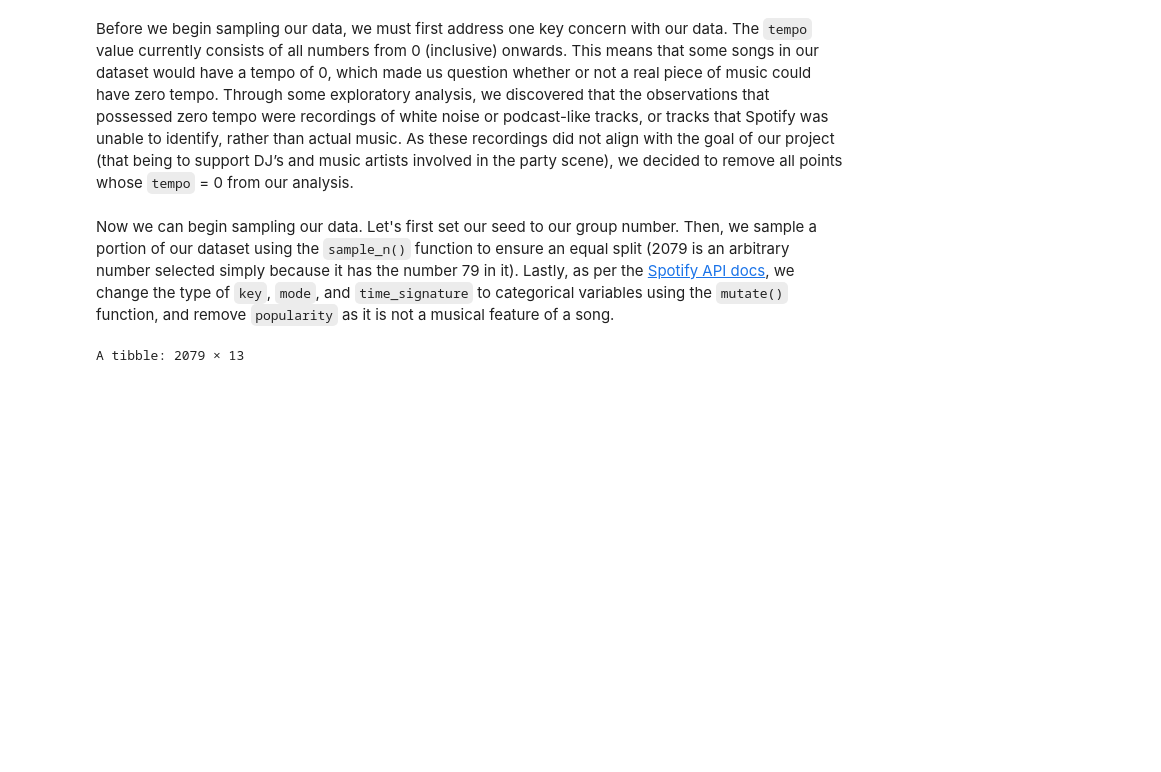
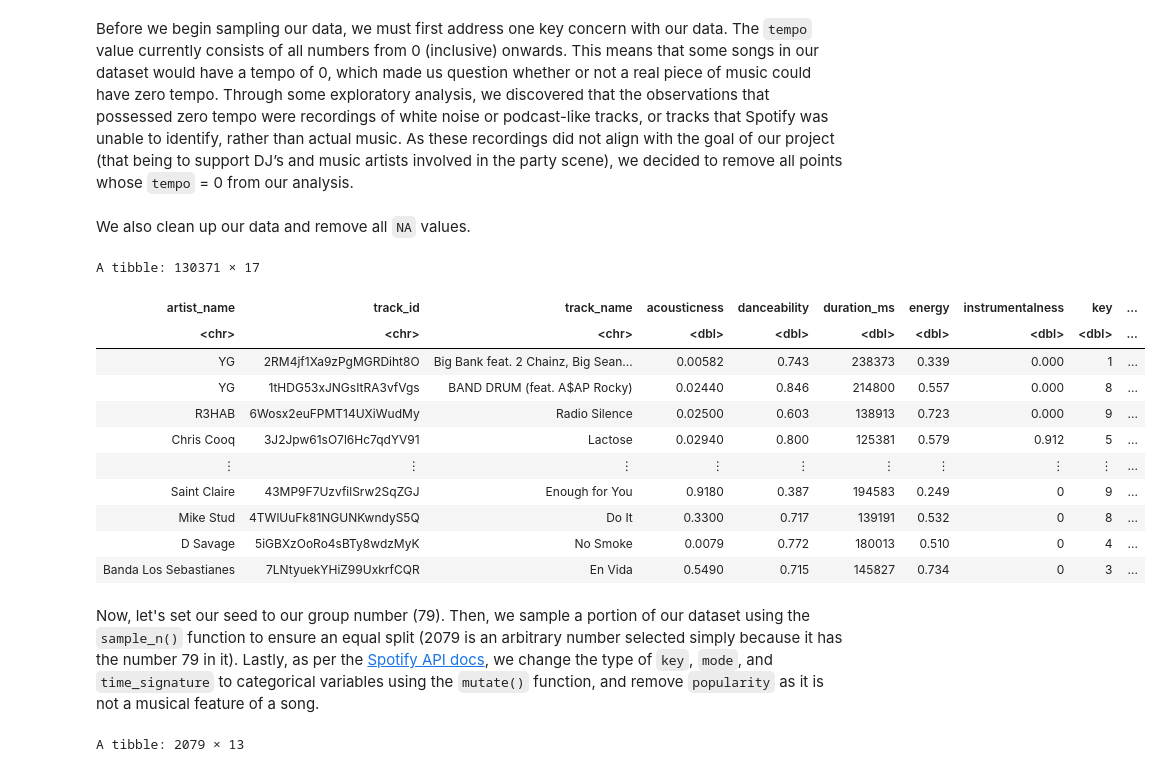
Before and after one commit to eshuaiii/dsci-100-2022w1-group-79, a Jupyter notebook: 79_project_report.ipynb, the cells around one changed output. Saved outputs shown, nothing was run; the diff lists cells and outputs as text; code cells hidden in the pictures; blank space fills up the shorter version.

```diff
--- a/79_project_report.ipynb
+++ b/79_project_report.ipynb
@@ -114,9 +119,30 @@ The `tempo` value currently consists of all numbers from 0 (inclusive) onwards.
 # ========== Filter for all values whose tempo is not equals to 0 ==========
 spotify_big_filtered <- spotify_big |>
     filter(tempo != 0)
+# %% [markdown]
+We also clean up our data and remove all `NA` values.
+# %%
+# ========== Remove NA values (if they exist) ==========
+spotify_big_filtered_NA_indicator <- spotify_big_filtered |> complete.cases()
+spotify_big_cleaned <- spotify_big_filtered[spotify_big_filtered_NA_indicator,]
+
+# Taking a look at whether NA values were removed
+spotify_big_cleaned
+# %% [output]
+A tibble: 130371 × 17
+| artist_name | track_id | track_name | acousticness | danceability | duration_ms | energy | instrumentalness | key | ... |
+| <chr> | <chr> | <chr> | <dbl> | <dbl> | <dbl> | <dbl> | <dbl> | <dbl> | ... |
+| YG | 2RM4jf1Xa9zPgMGRDiht8O | Big Bank feat. 2 Chainz, Big Sean... | 0.00582 | 0.743 | 238373 | 0.339 | 0.000 | 1 | ... |
+| YG | 1tHDG53xJNGsItRA3vfVgs | BAND DRUM (feat. A$AP Rocky) | 0.02440 | 0.846 | 214800 | 0.557 | 0.000 | 8 | ... |
+| R3HAB | 6Wosx2euFPMT14UXiWudMy | Radio Silence | 0.02500 | 0.603 | 138913 | 0.723 | 0.000 | 9 | ... |
+| Chris Cooq | 3J2Jpw61sO7l6Hc7qdYV91 | Lactose | 0.02940 | 0.800 | 125381 | 0.579 | 0.912 | 5 | ... |
+| ⋮ | ⋮ | ⋮ | ⋮ | ⋮ | ⋮ | ⋮ | ⋮ | ⋮ | ... |
+| Saint Claire | 43MP9F7UzvfilSrw2SqZGJ | Enough for You | 0.9180 | 0.387 | 194583 | 0.249 | 0 | 9 | ... |
+| Mike Stud | 4TWlUuFk81NGUNKwndyS5Q | Do It | 0.3300 | 0.717 | 139191 | 0.532 | 0 | 8 | ... |
+| D Savage | 5iGBXzOoRo4sBTy8wdzMyK | No Smoke | 0.0079 | 0.772 | 180013 | 0.510 | 0 | 4 | ... |
+| Banda Los Sebastianes | 7LNtyuekYHiZ99UxkrfCQR | En Vida | 0.5490 | 0.715 | 145827 | 0.734 | 0 | 3 | ... |
 # %% [markdown]
-Now we can begin sampling our data.
-Let's first set our seed to our group number. Then, we sample a portion of our dataset using the `sample_n()` function to ensure an equal split (2079 is an arbitrary number selected simply because it has the number 79 in it). Lastly, as per the [Spotify API docs](https://developer.spotify.com/documentation/web-api/reference/#/operations/get-several-audio-features), we change the type of `key`, `mode`, and `time_signature` to categorical variables using the `mutate()` function, and remove `popularity` as it is not a musical feature of a song.
+Now, let's set our seed to our group number (79). Then, we sample a portion of our dataset using the `sample_n()` function to ensure an equal split (2079 is an arbitrary number selected simply because it has the number 79 in it). Lastly, as per the [Spotify API docs](https://developer.spotify.com/documentation/web-api/reference/#/operations/get-several-audio-features), we change the type of `key`, `mode`, and `time_signature` to categorical variables using the `mutate()` function, and remove `popularity` as it is not a musical feature of a song.
 # %%
 # ========== Setting our seed once ==========
 set.seed(79)
```
Also changed, not shown: parts of 26 cells of this notebook.
